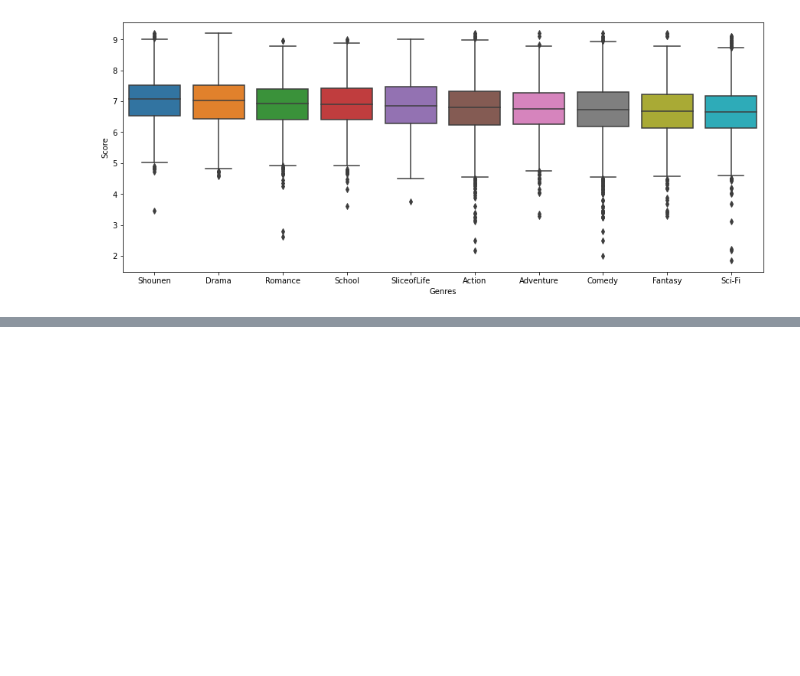
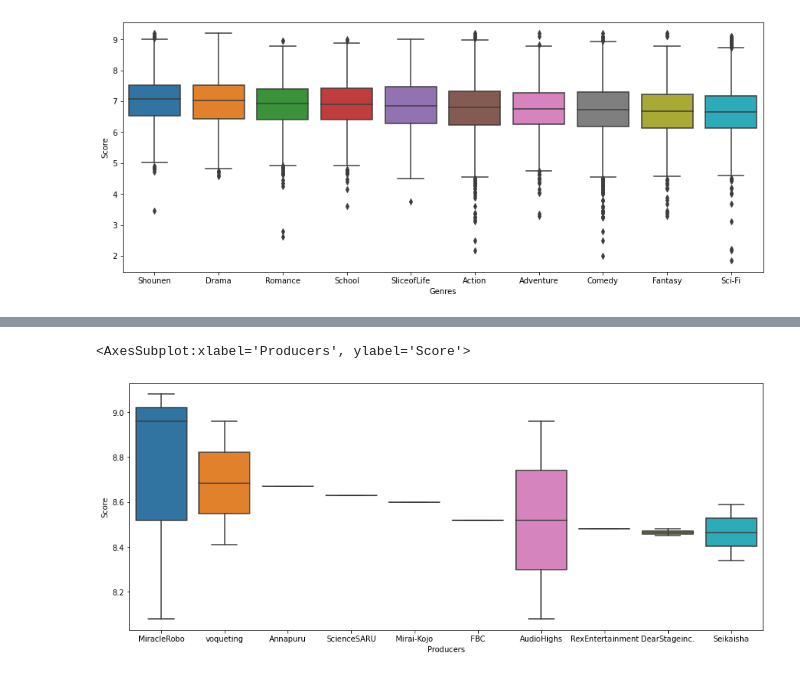
Before and after one commit to saksh-sys/EDA-project, a Jupyter notebook: anime.ipynb, the cells around one changed output, grey strips where cells are left out. Drawn from its saved outputs; the diff is of its cells as text; code cells hidden in the pictures; blank space fills up the shorter version.

```diff
--- a/anime.ipynb
+++ b/anime.ipynb
@@ -732,0 +762,8 @@ sns.boxplot(x= 'Genres' , y = 'Score', data = filgenres_top10 , order= gen_score
+# %%
+score_get = get_data('Producers_Split', 'Score')
+df_anime_aux3 = pd.DataFrame() #New dataframe
+
+#Set the producers columns with their score
+df_anime_aux3['Producers'] = to_1D(df_anime['Producers_Split'])
+df_anime_aux3['Score'] = score_get
+df_anime_aux3.head()
@@ -732,0 +777,6 @@ sns.boxplot(x= 'Genres' , y = 'Score', data = filgenres_top10 , order= gen_score
+# %%
+#Which producers have the highest rated anime?
+pro_score__median_top10  = df_anime_aux3.groupby(['Producers'] ,
+                                  as_index=False).agg({'Score' : 'median'}).sort_values('Score' , ascending = False).head(10)
+
+pro_score__median_top10
@@ -732,0 +797,4 @@ sns.boxplot(x= 'Genres' , y = 'Score', data = filgenres_top10 , order= gen_score
+# %%
+#To filter in pandas the genres column with the top 10 above
+fil2 = df_anime_aux3[df_anime_aux3['Producers'].isin(pro_score__median_top10['Producers'])]
+fil2
@@ -732,0 +819,7 @@ sns.boxplot(x= 'Genres' , y = 'Score', data = filgenres_top10 , order= gen_score
+# %%
+#View boxplot with these Producers
+plt.figure(figsize=(15,6))
+sns.boxplot(x= 'Producers', y = 'Score' , data= fil2 , order = pro_score__median_top10['Producers'] )
+# %% [output]
+<AxesSubplot:xlabel='Producers', ylabel='Score'>
+[figure, added]
```
Also changed, not shown: parts of 54 cells of this notebook.
